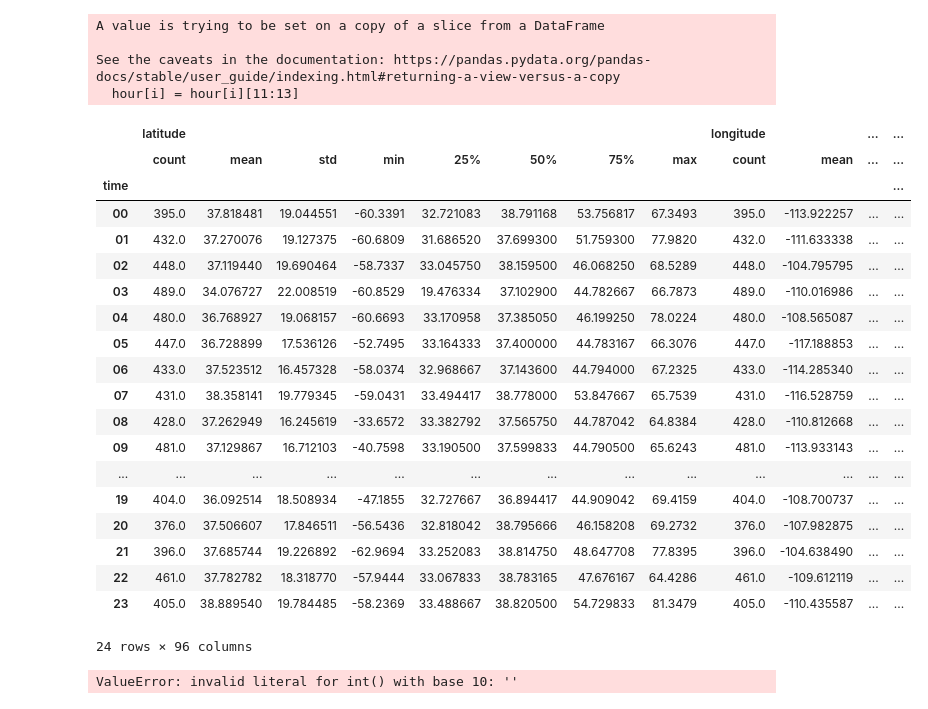
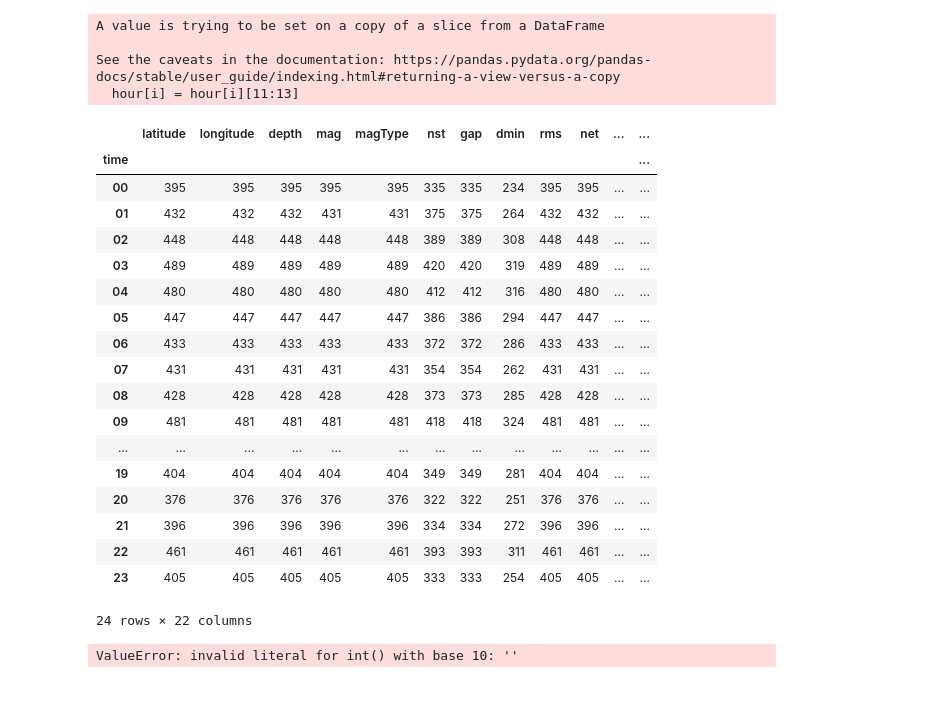
Before and after one commit to usuajiayako/DataScienceWeek3, a Jupyter notebook: data_visualisation_assignment.ipynb, the cells around one changed output. Saved outputs shown, nothing was run; the diff lists cells and outputs as text; code cells hidden in the pictures.

Commit message:
add count column

```diff
--- a/data_visualisation_assignment.ipynb
+++ b/data_visualisation_assignment.ipynb
@@ -21,38 +22,38 @@ Name: time, Length: 10335, dtype: object
 # %%
 earthquake_df = pd.read_csv("all_month.csv")
 earthquake_df["time"]
 
 hour = earthquake_df["time"]
+earthquake_df["count"] = 1
 
 for i in range(len(earthquake_df)):
         hour[i] = hour[i][11:13]
 
-earthquake_df.groupby(["time"]).describe()
+earthquake_df.groupby(["time"]).count()
 # %% [output]
 A value is trying to be set on a copy of a slice from a DataFrame
 
 See the caveats in the documentation: https://pandas.pydata.org/pandas-docs/stable/user_guide/indexing.html#returning-a-view-versus-a-copy
   hour[i] = hour[i][11:13]
-|  | latitude |  |  |  |  |  |  |  | longitude |  | ... | ... |
-|  | count | mean | std | min | 25% | 50% | 75% | max | count | mean | ... | ... |
+|  | latitude | longitude | depth | mag | magType | nst | gap | dmin | rms | net | ... | ... |
 | time |  |  |  |  |  |  |  |  |  |  |  | ... |
-| 00 | 395.0 | 37.818481 | 19.044551 | -60.3391 | 32.721083 | 38.791168 | 53.756817 | 67.3493 | 395.0 | -113.922257 | ... | ... |
-| 01 | 432.0 | 37.270076 | 19.127375 | -60.6809 | 31.686520 | 37.699300 | 51.759300 | 77.9820 | 432.0 | -111.633338 | ... | ... |
-| 02 | 448.0 | 37.119440 | 19.690464 | -58.7337 | 33.045750 | 38.159500 | 46.068250 | 68.5289 | 448.0 | -104.795795 | ... | ... |
-| 03 | 489.0 | 34.076727 | 22.008519 | -60.8529 | 19.476334 | 37.102900 | 44.782667 | 66.7873 | 489.0 | -110.016986 | ... | ... |
-| 04 | 480.0 | 36.768927 | 19.068157 | -60.6693 | 33.170958 | 37.385050 | 46.199250 | 78.0224 | 480.0 | -108.565087 | ... | ... |
-| 05 | 447.0 | 36.728899 | 17.536126 | -52.7495 | 33.164333 | 37.400000 | 44.783167 | 66.3076 | 447.0 | -117.188853 | ... | ... |
-| 06 | 433.0 | 37.523512 | 16.457328 | -58.0374 | 32.968667 | 37.143600 | 44.794000 | 67.2325 | 433.0 | -114.285340 | ... | ... |
-| 07 | 431.0 | 38.358141 | 19.779345 | -59.0431 | 33.494417 | 38.778000 | 53.847667 | 65.7539 | 431.0 | -116.528759 | ... | ... |
-| 08 | 428.0 | 37.262949 | 16.245619 | -33.6572 | 33.382792 | 37.565750 | 44.787042 | 64.8384 | 428.0 | -110.812668 | ... | ... |
-| 09 | 481.0 | 37.129867 | 16.712103 | -40.7598 | 33.190500 | 37.599833 | 44.790500 | 65.6243 | 481.0 | -113.933143 | ... | ... |
+| 00 | 395 | 395 | 395 | 395 | 395 | 335 | 335 | 234 | 395 | 395 | ... | ... |
+| 01 | 432 | 432 | 432 | 431 | 431 | 375 | 375 | 264 | 432 | 432 | ... | ... |
+| 02 | 448 | 448 | 448 | 448 | 448 | 389 | 389 | 308 | 448 | 448 | ... | ... |
+| 03 | 489 | 489 | 489 | 489 | 489 | 420 | 420 | 319 | 489 | 489 | ... | ... |
+| 04 | 480 | 480 | 480 | 480 | 480 | 412 | 412 | 316 | 480 | 480 | ... | ... |
+| 05 | 447 | 447 | 447 | 447 | 447 | 386 | 386 | 294 | 447 | 447 | ... | ... |
+| 06 | 433 | 433 | 433 | 433 | 433 | 372 | 372 | 286 | 433 | 433 | ... | ... |
+| 07 | 431 | 431 | 431 | 431 | 431 | 354 | 354 | 262 | 431 | 431 | ... | ... |
+| 08 | 428 | 428 | 428 | 428 | 428 | 373 | 373 | 285 | 428 | 428 | ... | ... |
+| 09 | 481 | 481 | 481 | 481 | 481 | 418 | 418 | 324 | 481 | 481 | ... | ... |
 | ... | ... | ... | ... | ... | ... | ... | ... | ... | ... | ... | ... | ... |
-| 19 | 404.0 | 36.092514 | 18.508934 | -47.1855 | 32.727667 | 36.894417 | 44.909042 | 69.4159 | 404.0 | -108.700737 | ... | ... |
-| 20 | 376.0 | 37.506607 | 17.846511 | -56.5436 | 32.818042 | 38.795666 | 46.158208 | 69.2732 | 376.0 | -107.982875 | ... | ... |
-| 21 | 396.0 | 37.685744 | 19.226892 | -62.9694 | 33.252083 | 38.814750 | 48.647708 | 77.8395 | 396.0 | -104.638490 | ... | ... |
-| 22 | 461.0 | 37.782782 | 18.318770 | -57.9444 | 33.067833 | 38.783165 | 47.676167 | 64.4286 | 461.0 | -109.612119 | ... | ... |
-| 23 | 405.0 | 38.889540 | 19.784485 | -58.2369 | 33.488667 | 38.820500 | 54.729833 | 81.3479 | 405.0 | -110.435587 | ... | ... |
+| 19 | 404 | 404 | 404 | 404 | 404 | 349 | 349 | 281 | 404 | 404 | ... | ... |
+| 20 | 376 | 376 | 376 | 376 | 376 | 322 | 322 | 251 | 376 | 376 | ... | ... |
+| 21 | 396 | 396 | 396 | 396 | 396 | 334 | 334 | 272 | 396 | 396 | ... | ... |
+| 22 | 461 | 461 | 461 | 461 | 461 | 393 | 393 | 311 | 461 | 461 | ... | ... |
+| 23 | 405 | 405 | 405 | 405 | 405 | 333 | 333 | 254 | 405 | 405 | ... | ... |
-24 rows × 96 columns
+24 rows × 22 columns
 # %%
 # extracting nessecery part of time by python
 time_extraction = []
```
Also changed, not shown: parts of 1 cell of this notebook.
